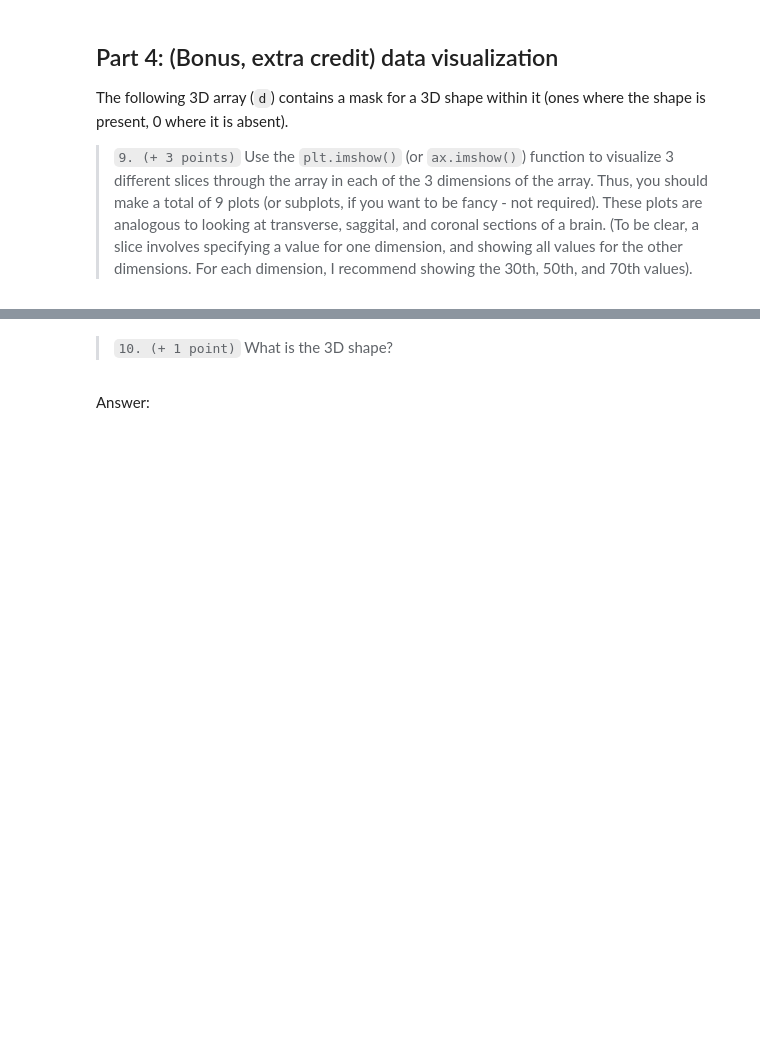
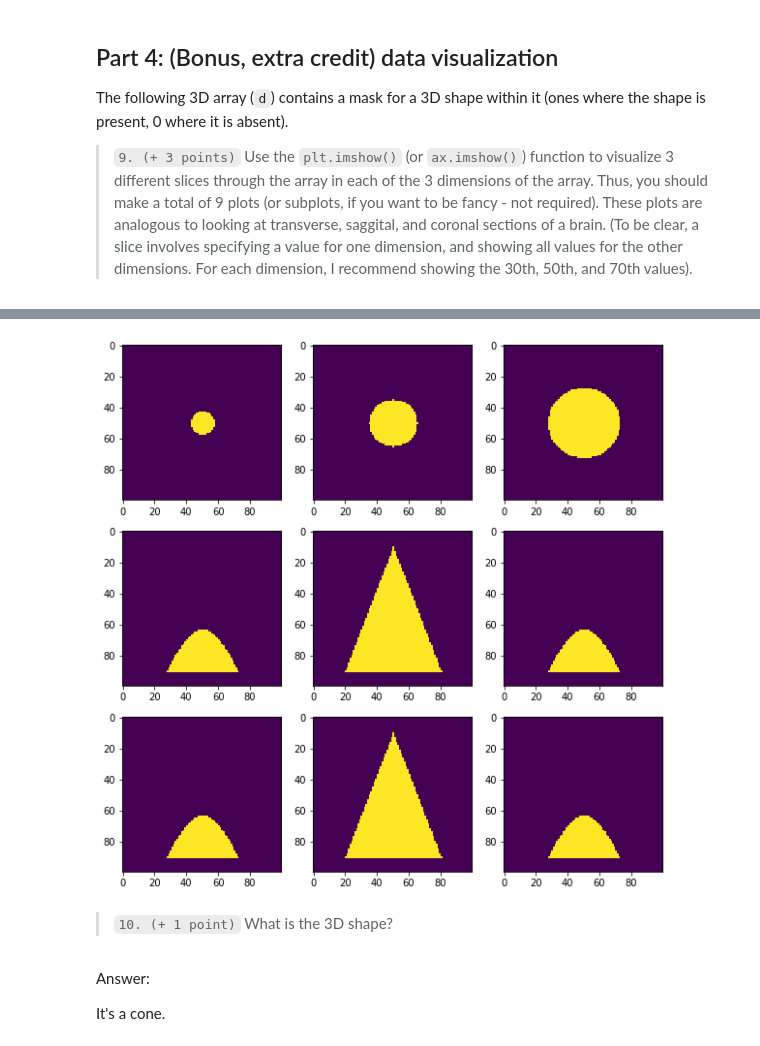
Before and after one commit to piecesofmindlab/UNR_PSY_763, a Jupyter notebook: Evaluations/Evaluation 1 Answers.ipynb, the cells around one changed output, grey strips where cells are left out. Saved outputs shown, nothing was run; the diff lists cells and outputs as text; code cells hidden in the pictures; blank space fills up the shorter version.

```diff
--- a/Evaluations/Evaluation 1 Answers.ipynb
+++ b/Evaluations/Evaluation 1 Answers.ipynb
@@ -154,4 +223,21 @@ print(d.shape)
+# %%
+# Answer
+fig, axs = plt.subplots(3, 3, figsize=(10,10))
+indices = [30, 50, 70]
+# Slice in first dim
+for j, idx in enumerate(indices):
+    axs[0,j].imshow(d[idx, :, :])
+# Slice in second dim
+for j, idx in enumerate(indices):
+    axs[1,j].imshow(d[:, idx, :])
+# Slice in third dim
+for j, idx in enumerate(indices):
+    axs[2,j].imshow(d[:, :, idx])
+# %% [output]
+[figure, added]
 # %% [markdown]
 > `10. (+ 1 point)` What is the 3D shape?
-# %% [markdown]
-Answer:
+# %% [markdown]
+Answer:
+
+It's a cone.
```
Also changed, not shown: parts of 23 cells of this notebook, 1 other file.
